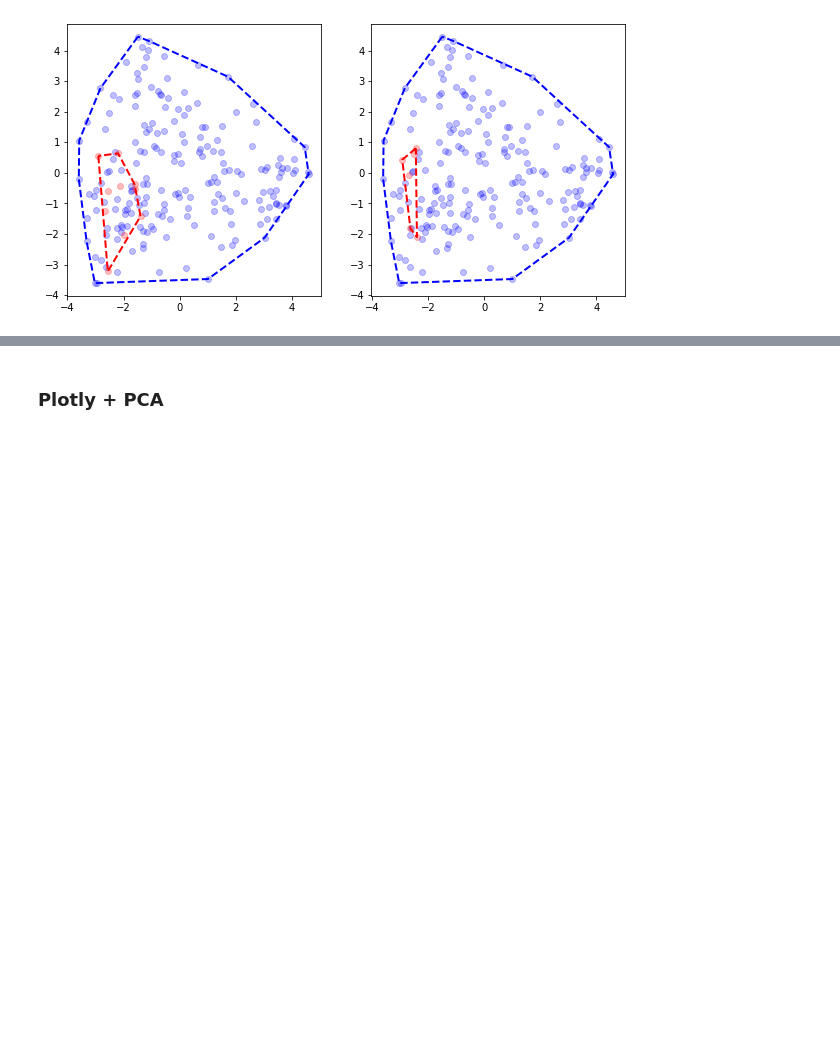
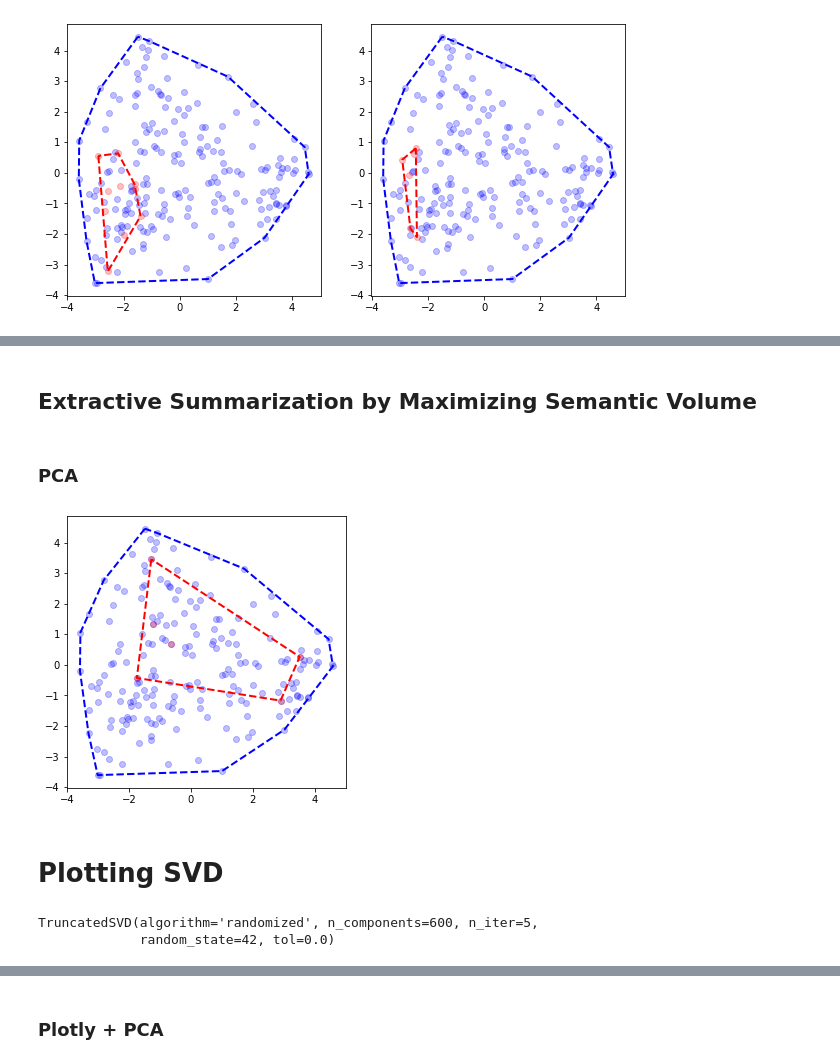
Before and after one commit to korunosk/geometry-of-text-summarization, a Jupyter notebook: main.ipynb, the cells around one changed output, grey strips where cells are left out. Cells and saved outputs as stored; diff of their text form; code cells hidden in the pictures; blank space fills up the shorter version.

```diff
--- a/main.ipynb
+++ b/main.ipynb
@@ -333,0 +361,17 @@ plot(ax2, document_pts, summary_pts[1], add_hull=True)
+# %% [markdown]
+## Extractive Summarization by Maximizing Semantic Volume
+# %% [markdown]
+### PCA
+# %%
+idx = max_semantic_volume_summary(document_embs_np, 6, distance_to_subspace)
+
+document_pts, summary_pts = project_pca(document_embs, np.expand_dims(document_embs_np[idx], axis=0))
+
+fig = plt.figure(figsize=(5,5))
+
+ax1 = fig.add_subplot(1,1,1)
+plot(ax1, document_pts, summary_pts[0], add_hull=True)
+# %% [output]
+[figure, added]
+# %% [markdown]
+# Plotting SVD
@@ -333,0 +391,14 @@ plot(ax2, document_pts, summary_pts[1], add_hull=True)
+# %%
+from sklearn.feature_extraction.text import CountVectorizer
+from sklearn.decomposition import TruncatedSVD
+
+### Count bigrams
+vectorizer = CountVectorizer(analyzer='word', ngram_range=(2, 2))
+X = vectorizer.fit_transform(documents)
+
+### Decompose
+svd = TruncatedSVD(n_components=600, random_state=42)
+svd.fit(X)
+# %% [output]
+TruncatedSVD(algorithm='randomized', n_components=600, n_iter=5,
+             random_state=42, tol=0.0)
```
Also changed, not shown: parts of 49 cells of this notebook.
